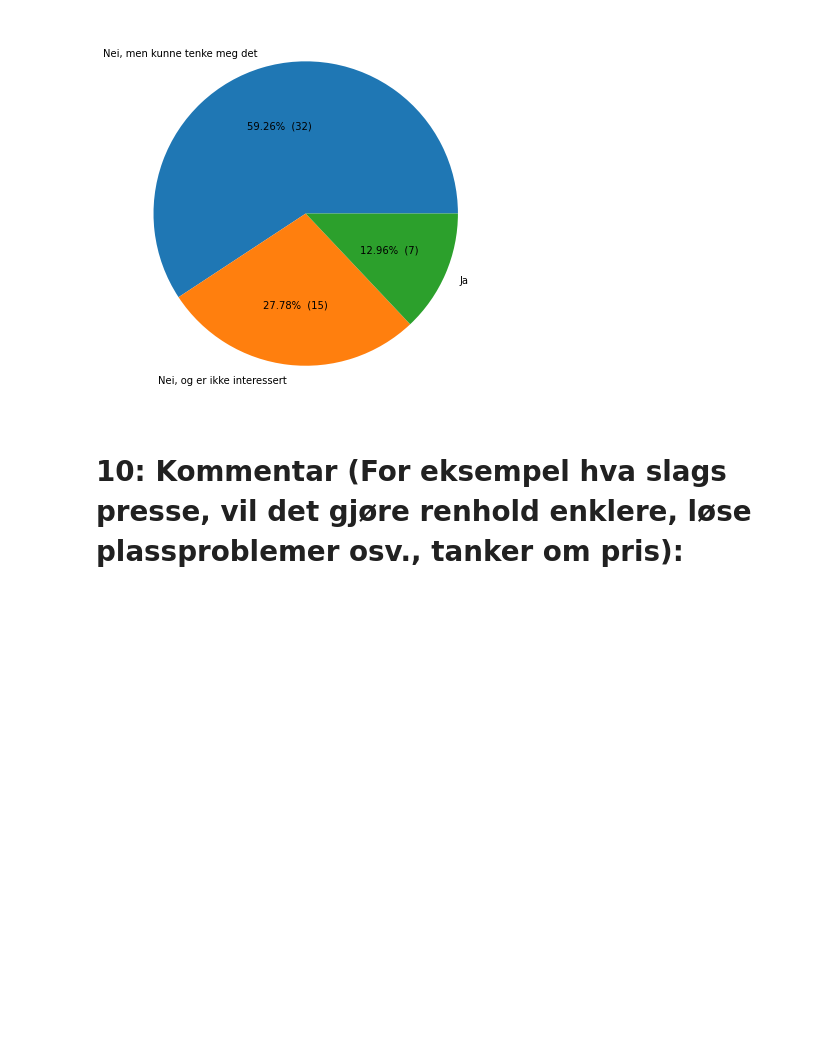
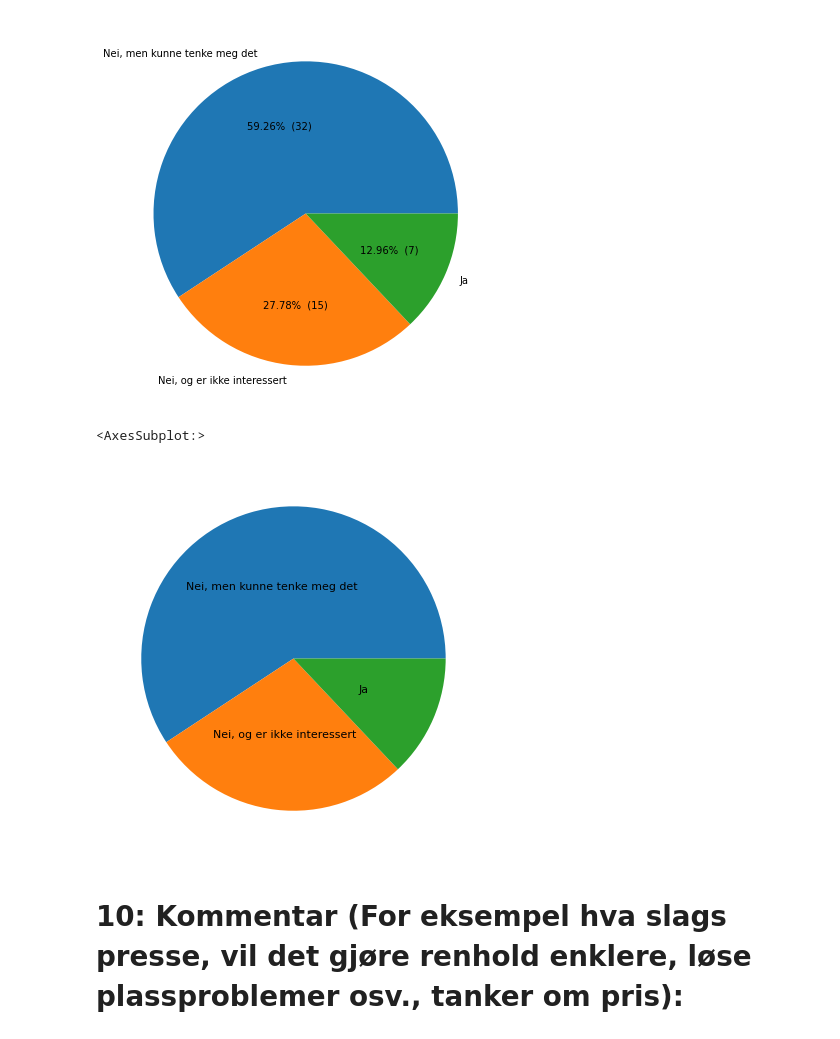
Before and after one commit to andrerim/EiT-survey, a Jupyter notebook: Lanbruksplast-survey.ipynb, the cells around one changed output. Cells and saved outputs as stored; diff of their text form; code cells hidden in the pictures; blank space fills up the shorter version.

```diff
--- a/Lanbruksplast-survey.ipynb
+++ b/Lanbruksplast-survey.ipynb
@@ -155,6 +155,11 @@ df[questions[9]].value_counts().plot.pie(figsize=(7,7), ylabel="", autopct=make_
 # %% [output]
 <AxesSubplot:>
 [figure]
+# %%
+df[questions[9]].value_counts().plot.pie(figsize=(7,7), ylabel="", labels=df[questions[9]].unique(), labeldistance=0.5, textprops=dict(ha='center', va='center', fontsize=11) )
+# %% [output]
+<AxesSubplot:>
+[figure, added]
 # %% [markdown]
 # 10: Kommentar (For eksempel hva slags presse, vil det gjøre renhold enklere, løse plassproblemer osv., tanker om pris):
 # %%
```
Also changed, not shown: parts of 3 cells of this notebook.
